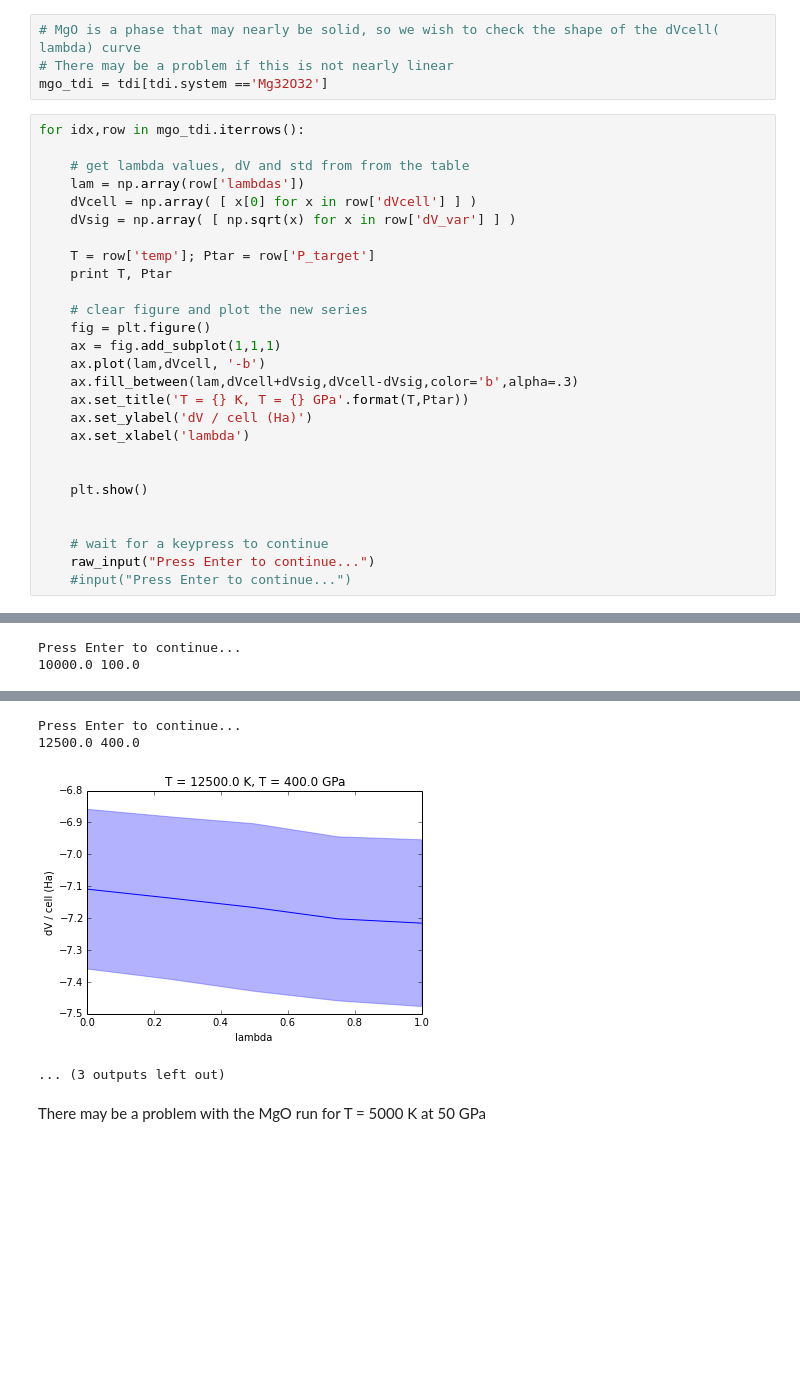
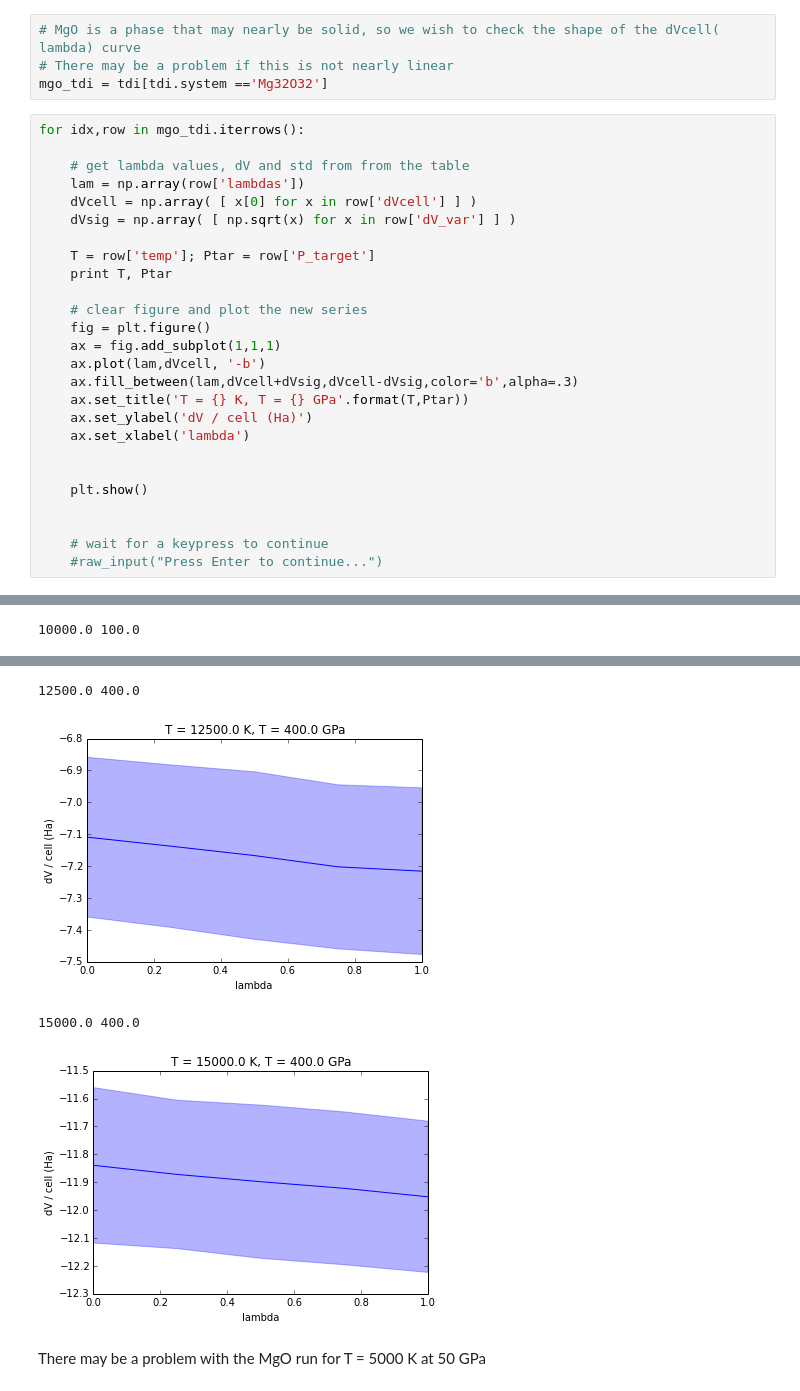
Before and after one commit to smwahl/vasp_automation, a Jupyter notebook: tdi_analysis_plotting.ipynb, the cells around one changed output, grey strips where cells are left out. Cells and saved outputs as stored; diff of their text form; blank space fills up the shorter version.

```diff
--- a/tdi_analysis_plotting.ipynb
+++ b/tdi_analysis_plotting.ipynb
@@ -65,8 +59,7 @@ for idx,row in mgo_tdi.iterrows():
 
 
     # wait for a keypress to continue
-    raw_input("Press Enter to continue...")
-    #input("Press Enter to continue...")
+    #raw_input("Press Enter to continue...")
 # %% [output]
 5000.0 50.0
 [figure]
@@ -80,12 +70,11 @@ Press Enter to continue...
 8000.0 100.0
 [figure]
-Press Enter to continue...
 10000.0 100.0
 [figure]
-Press Enter to continue...
 12500.0 400.0
 [figure]
-... (3 outputs left out)
+15000.0 400.0
+[figure, added]
 # %% [markdown]
 There may be a problem with the MgO run for T = 5000 K at 50 GPa
 # %%
```
Also changed, not shown: parts of 9 cells of this notebook.
